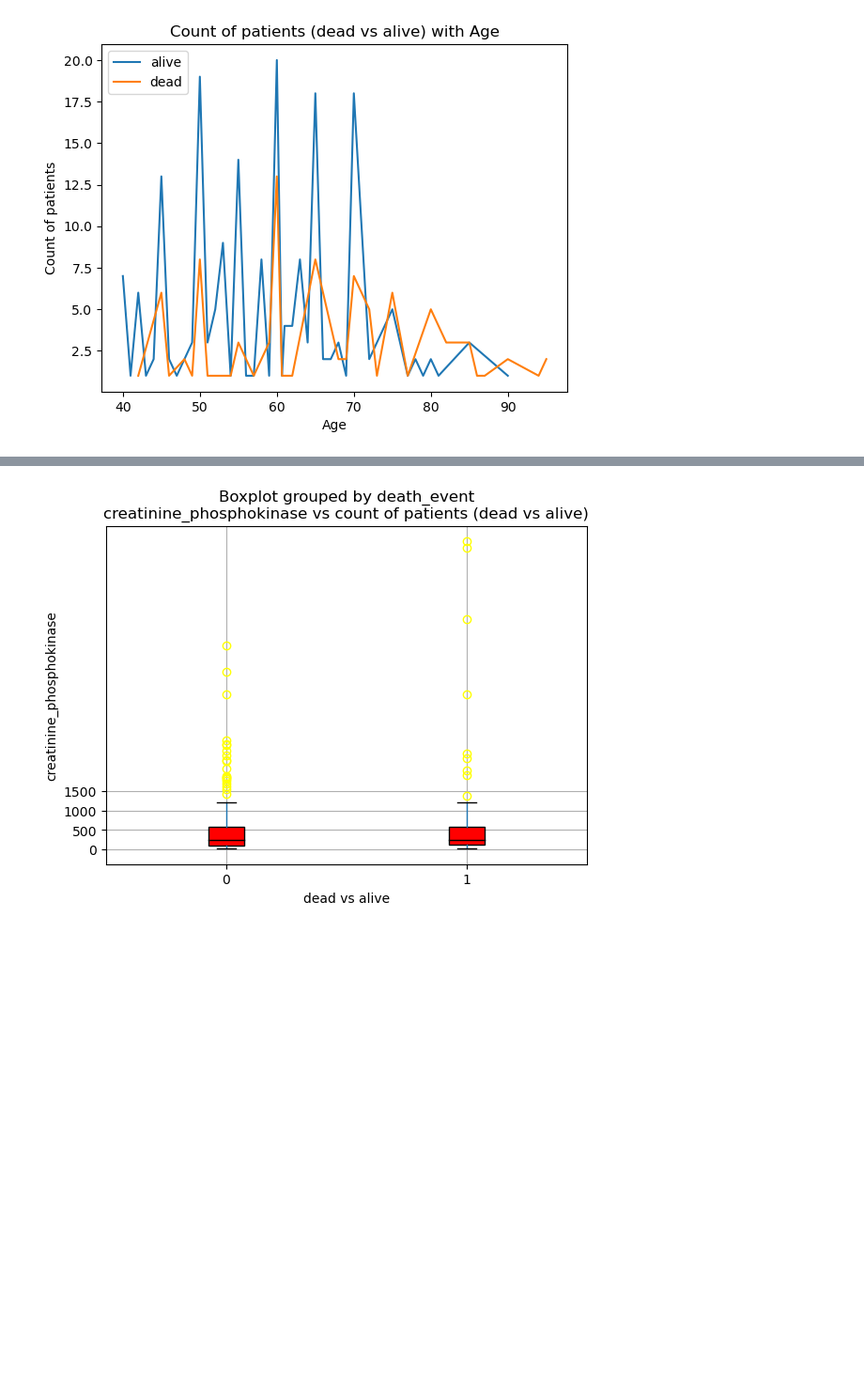
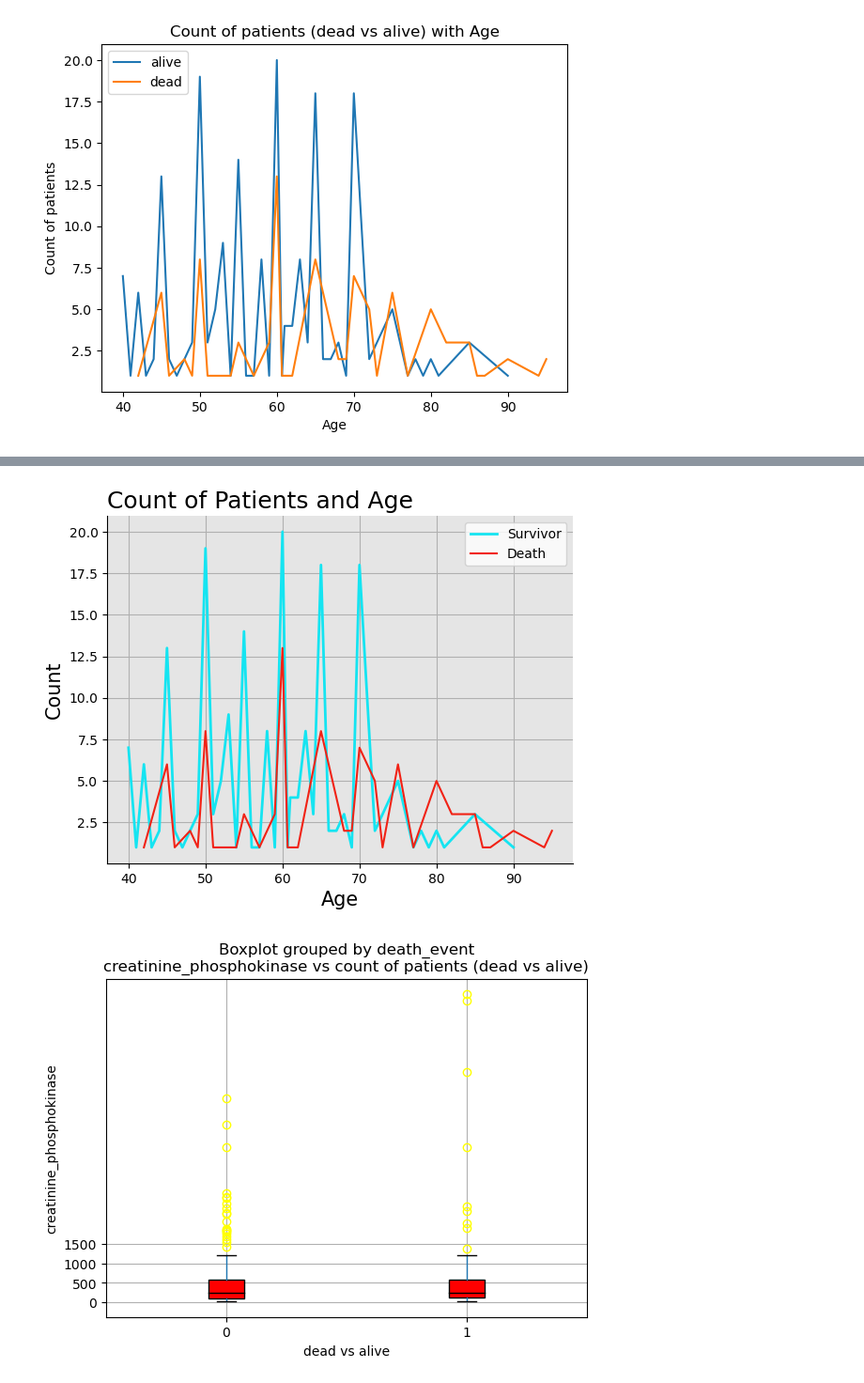
Before and after one commit to data-analyst05/MortalityPrediction_HeartFailure, a Jupyter notebook: index.ipynb, the cells around one changed output, grey strips where cells are left out. Shown at 94% size. Cells and saved outputs as stored; diff of their text form; code cells hidden in the pictures; blank space fills up the shorter version.

Commit message:
updated plots

```diff
--- a/index.ipynb
+++ b/index.ipynb
@@ -287,3 +309,43 @@ plt.show()
+# %%
+# Count of patients (dead vs alive) with Age
+df1 = df_cleaned[df_cleaned["death_event"] == 0]
+df1_age_counts = df1["age"].value_counts()
+df1_sorted = df1_age_counts.sort_index()
+df2 = df_cleaned[df_cleaned["death_event"] == 1]
+df2_age_counts = df2["age"].value_counts()
+df2_sorted=df2_age_counts.sort_index()
+
+Figure10, Axes10 = plt.subplots()
+
+Axes10.plot(df1_sorted,
+            label = "Survivor",
+            c = blue,
+            linewidth = 2)
+Axes10.plot(df2_sorted,
+             label = "Death",
+             c = red)
+
+Axes10.set_facecolor(light_gray_1)
+Axes10.spines["top"].set_visible(False)
+Axes10.spines["right"].set_visible(False)
+Axes10.yaxis.set_tick_params(labelsize = 10)
+Axes10.xaxis.set_tick_params(labelsize = 10)
+
+plt.title(label = 'Count of Patients and Age',
+          loc = "left",
+          fontsize = 18)
+plt.xlabel(xlabel = "Age",
+           fontsize = 15)
+plt.ylabel(ylabel = "Count",
+           fontsize = 15)
+plt.legend(loc = "best")
+plt.grid()
+
+plt.savefig(fname = "./Images/Figure10",
+            dpi = 400)
+plt.show()
+# %% [output]
+[figure, added]
 # %%
 # creatinine_phosphokinase vs count of patients (dead vs alive)
 a="yellow"
```
Also changed, not shown: parts of 2 cells of this notebook, 17 other files.
